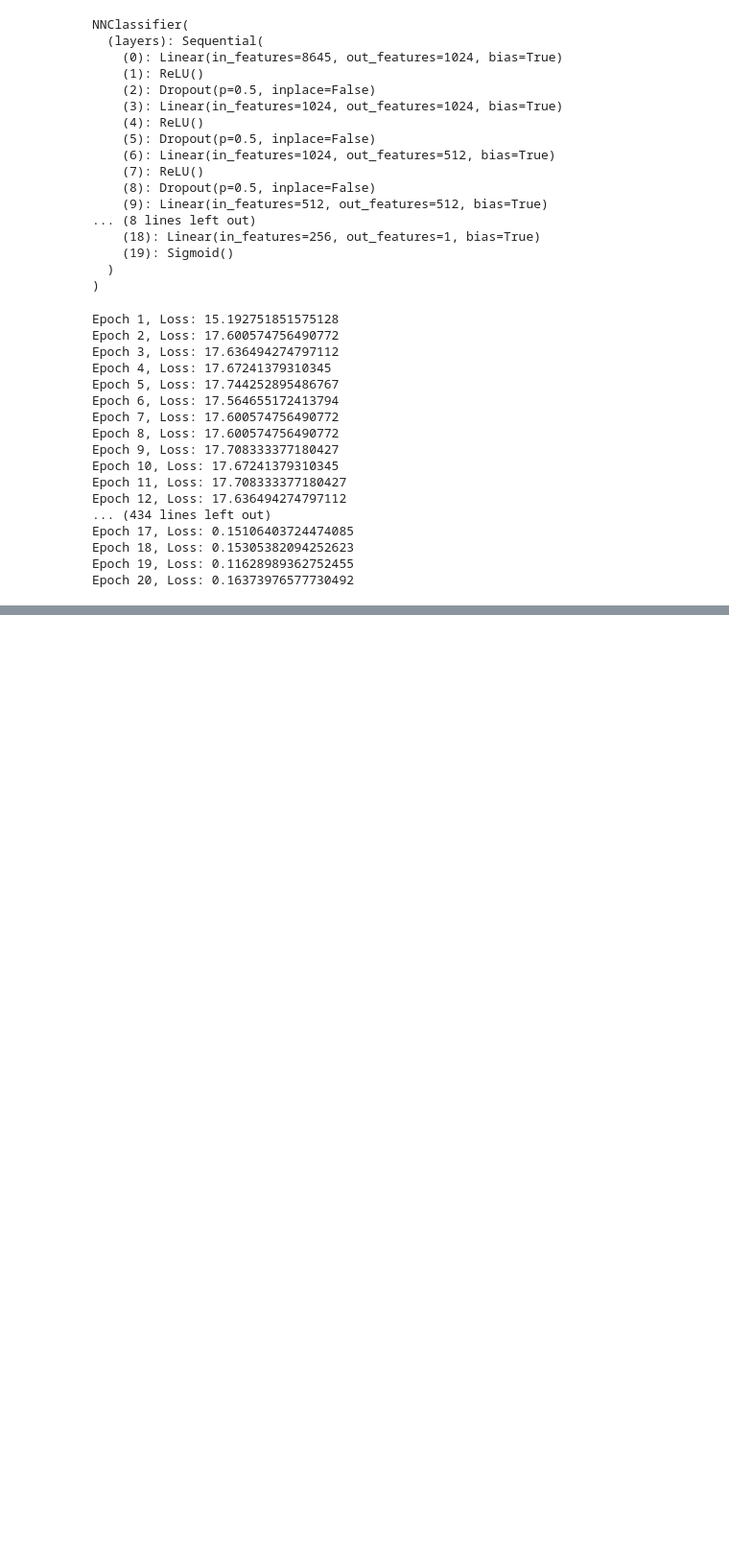
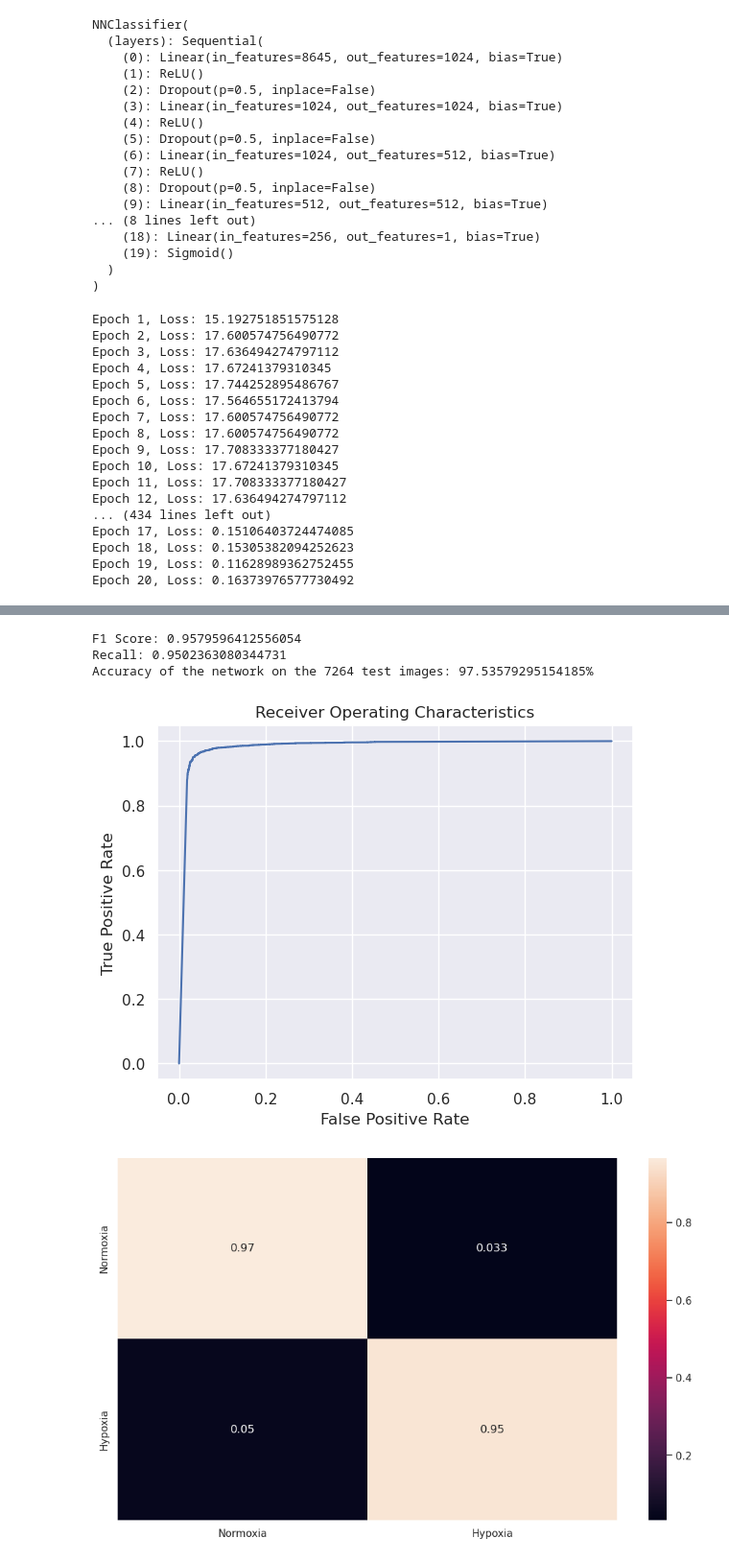
Before and after one commit to AliEmreSenel/BAIAILabProject2024, a Jupyter notebook: alliNN.ipynb, the cells around one changed output, grey strips where cells are left out. Shown: that part at 96% size. Saved outputs shown, nothing was run; the diff lists cells and outputs as text; code cells hidden in the pictures; blank space fills up the shorter version.

```diff
--- a/alliNN.ipynb
+++ b/alliNN.ipynb
@@ -305,0 +322,9 @@ test_loader_drop = DataLoader(dataset_test_drop, batch_size=64, shuffle=True)
+# %%
+
+measure_model(model, test_loader_drop)
+# %% [output]
+F1 Score: 0.9579596412556054
+Recall: 0.9502363080344731
+Accuracy of the network on the 7264 test images: 97.53579295154185%
+[figure, added]
+[figure, added]
```
Also changed, not shown: parts of 4 cells of this notebook.
